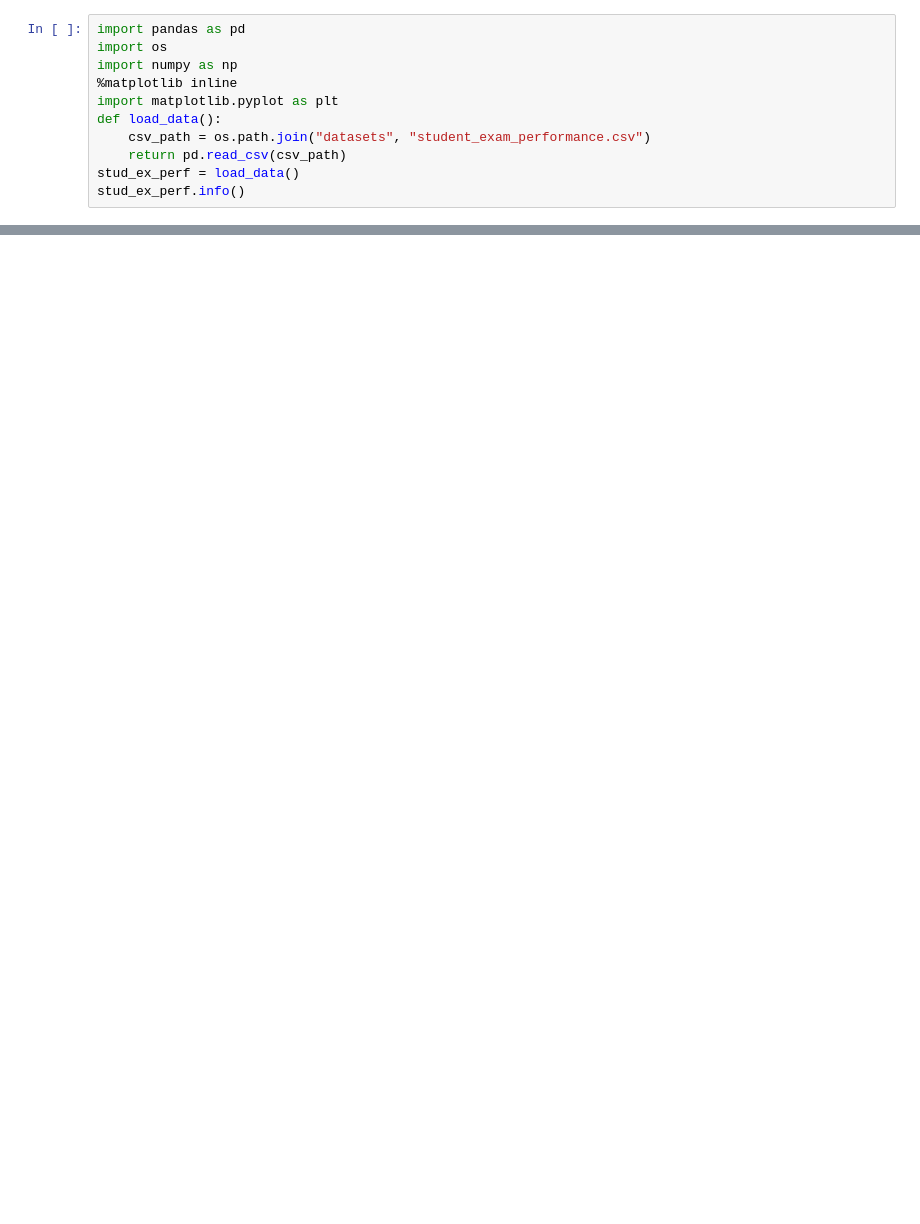
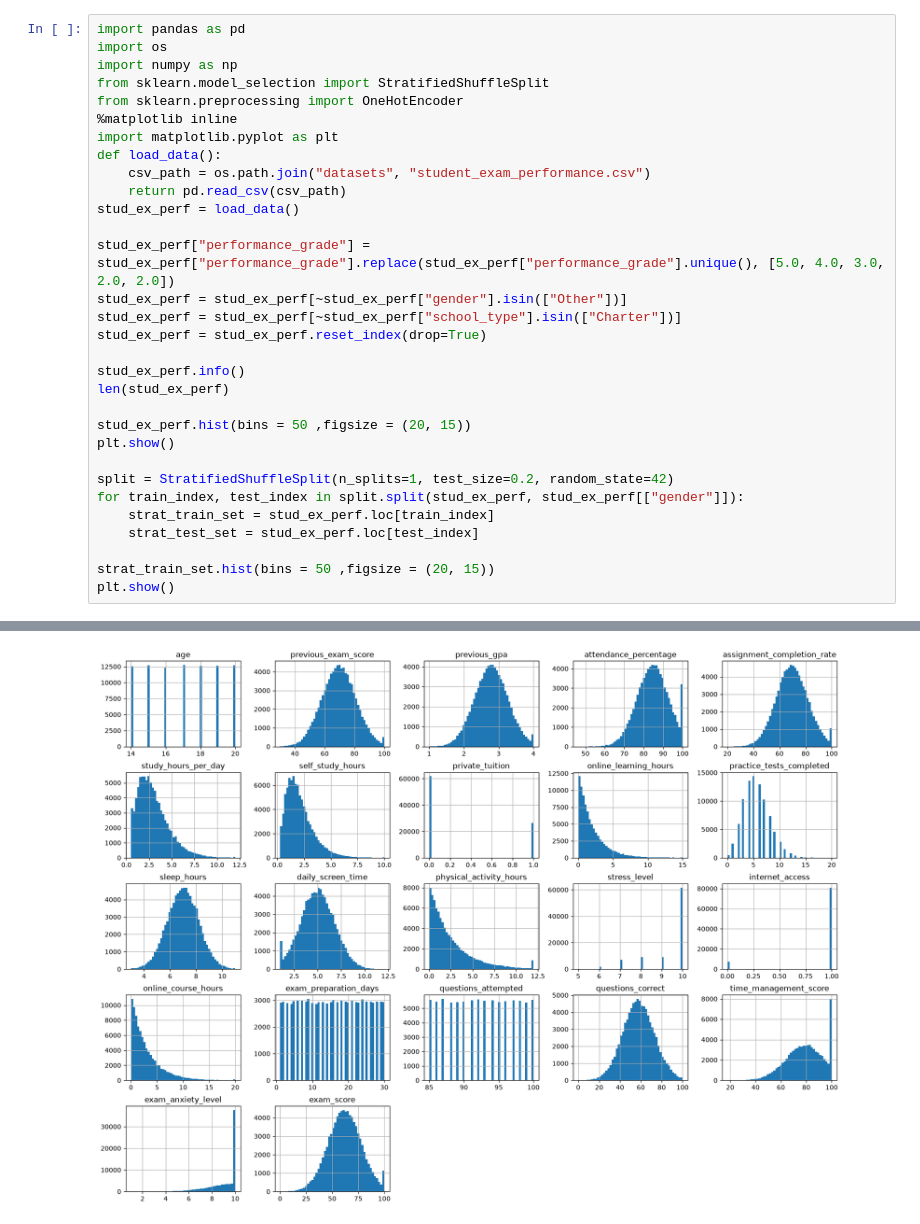
Before and after one commit to Atwidnas/StudOwl, a Jupyter notebook: jupyter_notes/ml_ex_perf.ipynd.ipynb, the cells around one changed output, grey strips where cells are left out. Drawn from its saved outputs; the diff is of its cells as text; blank space fills up the shorter version.

Commit message:
the data transformed to russian education format, train and test sets are splitted

```diff
--- a/jupyter_notes/ml_ex_perf.ipynd.ipynb
+++ b/jupyter_notes/ml_ex_perf.ipynd.ipynb
@@ -2,12 +2,32 @@
 import pandas as pd
 import os
 import numpy as np
+from sklearn.model_selection import StratifiedShuffleSplit
+from sklearn.preprocessing import OneHotEncoder
 %matplotlib inline
 import matplotlib.pyplot as plt
 def load_data():
     csv_path = os.path.join("datasets", "student_exam_performance.csv")
     return pd.read_csv(csv_path)
 stud_ex_perf = load_data()
+
+stud_ex_perf["performance_grade"] = stud_ex_perf["performance_grade"].replace(stud_ex_perf["performance_grade"].unique(), [5.0, 4.0, 3.0, 2.0, 2.0])
+stud_ex_perf = stud_ex_perf[~stud_ex_perf["gender"].isin(["Other"])]
+stud_ex_perf = stud_ex_perf[~stud_ex_perf["school_type"].isin(["Charter"])]
+stud_ex_perf = stud_ex_perf.reset_index(drop=True)
+
 stud_ex_perf.info()
+len(stud_ex_perf)
+
+stud_ex_perf.hist(bins = 50 ,figsize = (20, 15))
+plt.show()
+
+split = StratifiedShuffleSplit(n_splits=1, test_size=0.2, random_state=42)
+for train_index, test_index in split.split(stud_ex_perf, stud_ex_perf[["gender"]]):
+    strat_train_set = stud_ex_perf.loc[train_index]
+    strat_test_set = stud_ex_perf.loc[test_index]
+
+strat_train_set.hist(bins = 50 ,figsize = (20, 15))
+plt.show()
 # %% [output]
 <class 'pandas.DataFrame'>
@@ -29,0 +50 @@ memory usage: 33.6 MB
+[figure, added]
```
Also changed, not shown: parts of 1 cell of this notebook.
